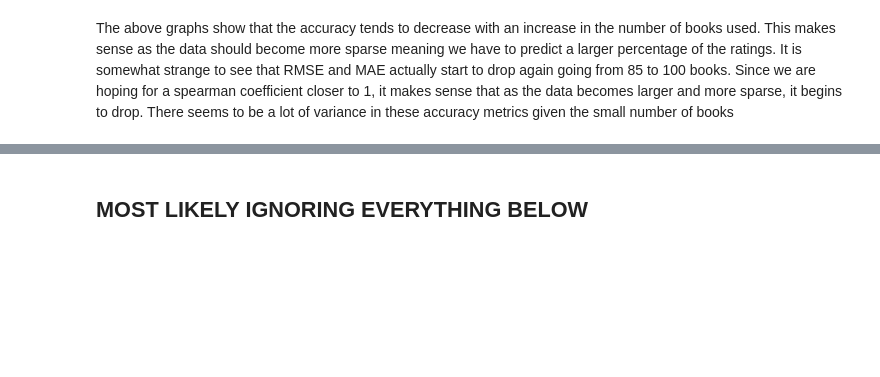
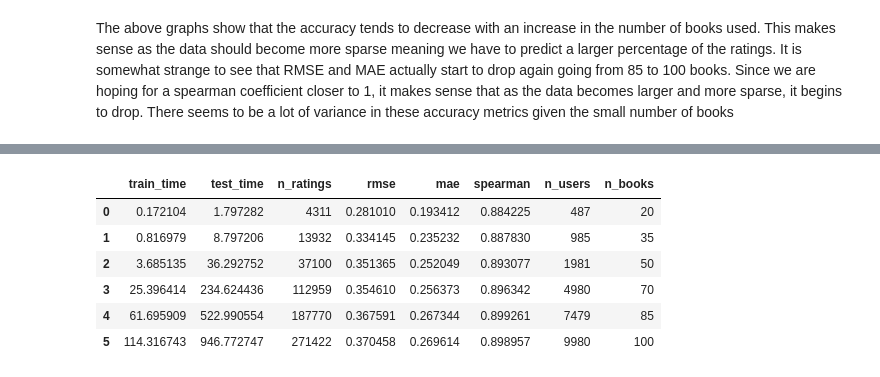
Before and after one commit to sdoctor7/book-recommendations, a Jupyter notebook: neighborhood_surprise.ipynb, the cells around one changed output, grey strips where cells are left out. Cells and saved outputs as stored; diff of their text form; code cells hidden in the pictures; blank space fills up the shorter version.

```diff
--- a/neighborhood_surprise.ipynb
+++ b/neighborhood_surprise.ipynb
@@ -750,2 +813,11 @@ for i in running_tuples:
-# %% [markdown]
-## MOST LIKELY IGNORING EVERYTHING BELOW
+# %%
+results_users_df = pd.DataFrame(results_users, columns=['train_time', 'test_time', 'n_ratings', 'rmse', 'mae', 'spearman', 'n_users', 'n_books'])
+results_users_df
+# %% [output]
+|  | train_time | test_time | n_ratings | rmse | mae | spearman | n_users | n_books |
+| 0 | 0.172104 | 1.797282 | 4311 | 0.281010 | 0.193412 | 0.884225 | 487 | 20 |
+| 1 | 0.816979 | 8.797206 | 13932 | 0.334145 | 0.235232 | 0.887830 | 985 | 35 |
+| 2 | 3.685135 | 36.292752 | 37100 | 0.351365 | 0.252049 | 0.893077 | 1981 | 50 |
+| 3 | 25.396414 | 234.624436 | 112959 | 0.354610 | 0.256373 | 0.896342 | 4980 | 70 |
+| 4 | 61.695909 | 522.990554 | 187770 | 0.367591 | 0.267344 | 0.899261 | 7479 | 85 |
+| 5 | 114.316743 | 946.772747 | 271422 | 0.370458 | 0.269614 | 0.898957 | 9980 | 100 |
```
Also changed, not shown: parts of 18 cells of this notebook.
